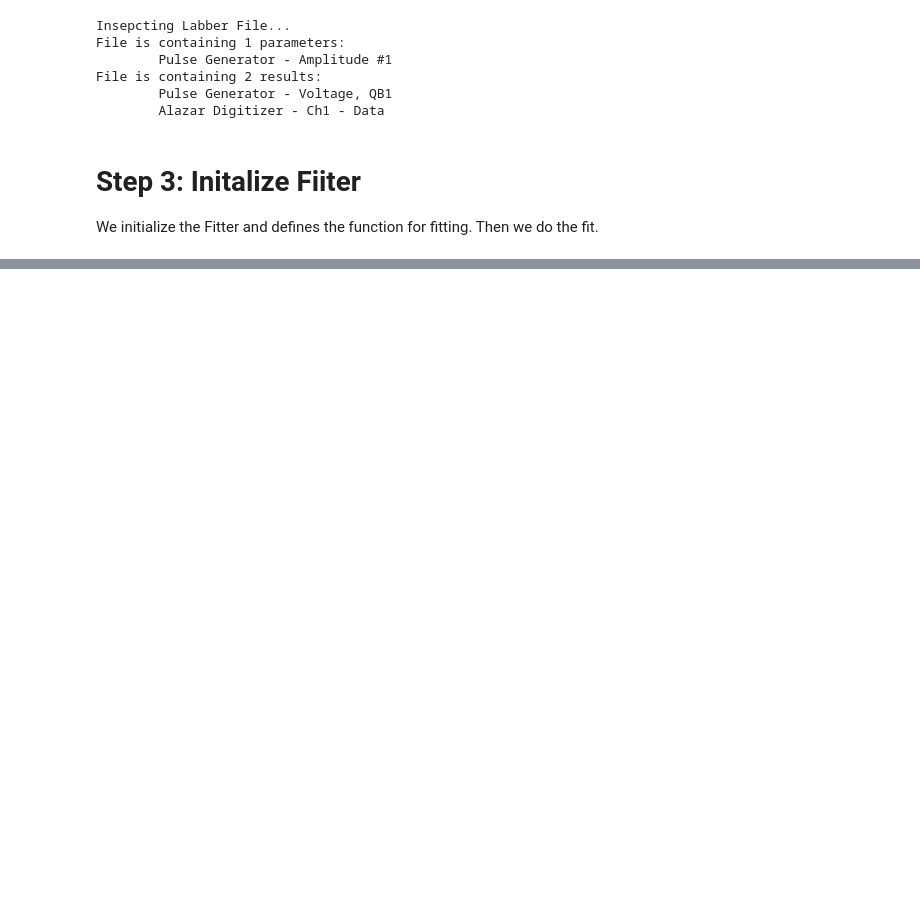
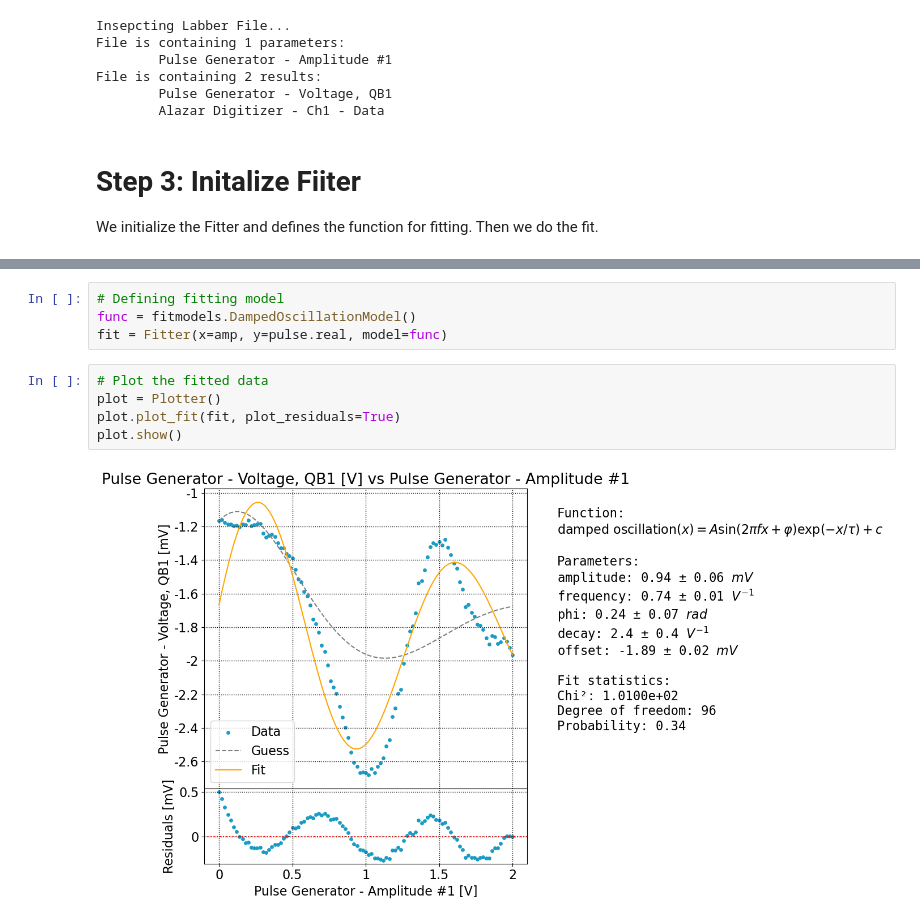
Before and after one commit to cqed-at-qdev/DataAnalyzer, a Jupyter notebook: docs/example_notebooks/example_fitter/example_rabi_amplitude copy.ipynb, the cells around one changed output, grey strips where cells are left out. Drawn from its saved outputs; the diff is of its cells as text; blank space fills up the shorter version.

```diff
--- a/docs/example_notebooks/example_fitter/example_rabi_amplitude copy.ipynb
+++ b/docs/example_notebooks/example_fitter/example_rabi_amplitude copy.ipynb
@@ -41,3 +54,14 @@ We plot the data and the fitted model along with a vertical line at the center v
+# %%
+# Defining fitting model
+func = fitmodels.DampedOscillationModel()
+fit = Fitter(x=amp, y=pulse.real, model=func)
+# %%
+# Plot the fitted data
+plot = Plotter()
+plot.plot_fit(fit, plot_residuals=True)
+plot.show()
+# %% [output]
+[figure, added]
 # %%
 # Initialize plotter
 plot = Plotter()
```
Also changed, not shown: parts of 6 cells of this notebook, 23 other files.
